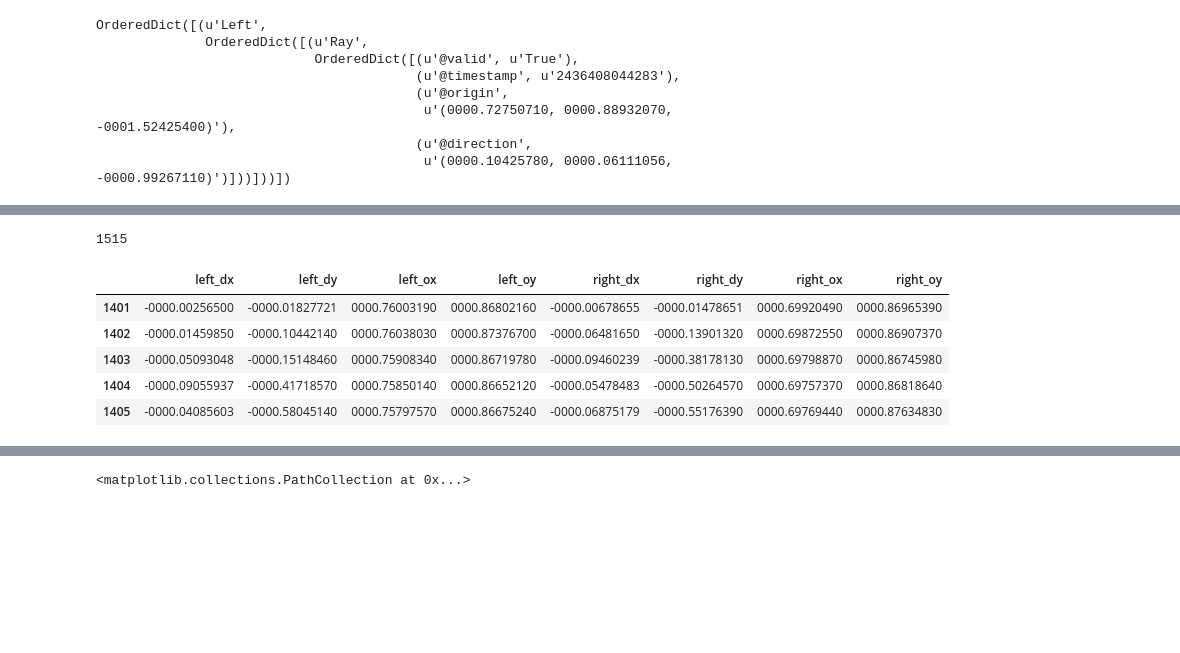
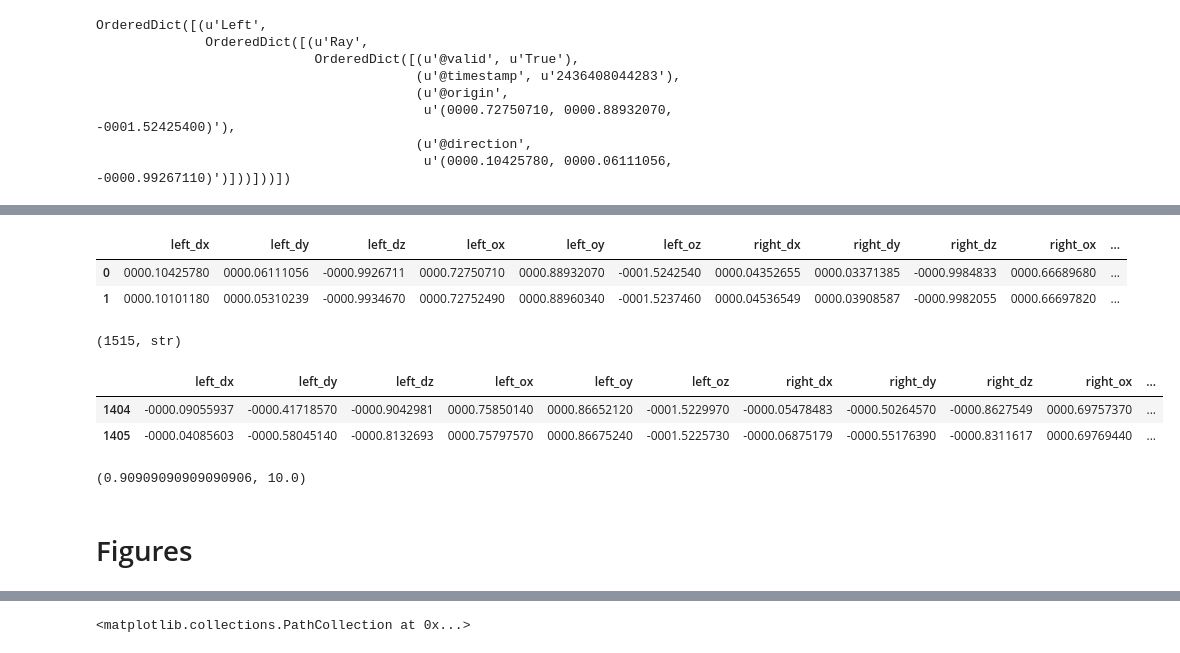
Before and after one commit to elmasyr/gaze, a Jupyter notebook: p2-gaze-xml-to-dict-to-pandas.ipynb, the cells around one changed output, grey strips where cells are left out. Cells and saved outputs as stored; diff of their text form; code cells hidden in the pictures; blank space fills up the shorter version.

```diff
--- a/p2-gaze-xml-to-dict-to-pandas.ipynb
+++ b/p2-gaze-xml-to-dict-to-pandas.ipynb
@@ -47,5 +43,13 @@ df.head()
-# %%
-len(df)
-# %% [output]
-1515
+# %%
+'''Short check'''
+df.head(2)
+# %% [output]
+|  | left_dx | left_dy | left_dz | left_ox | left_oy | left_oz | right_dx | right_dy | right_dz | right_ox | ... |
+| 0 | 0000.10425780 | 0000.06111056 | -0000.9926711 | 0000.72750710 | 0000.88932070 | -0001.5242540 | 0000.04352655 | 0000.03371385 | -0000.9984833 | 0000.66689680 | ... |
+| 1 | 0000.10101180 | 0000.05310239 | -0000.9934670 | 0000.72752490 | 0000.88960340 | -0001.5237460 | 0000.04536549 | 0000.03908587 | -0000.9982055 | 0000.66697820 | ... |
+# %%
+'''Check the length and data format'''
+len(df), type(df.left_ox[0])
+# %% [output]
+(1515, str)
 # %%
@@ -55,10 +58,7 @@ cols = [i for i in df.columns]
 # %%
 '''Check that there are no NaN'''
-df.tail(5)
+df.tail(2)
 # %% [output]
-|  | left_dx | left_dy | left_ox | left_oy | right_dx | right_dy | right_ox | right_oy |
-| 1401 | -0000.00256500 | -0000.01827721 | 0000.76003190 | 0000.86802160 | -0000.00678655 | -0000.01478651 | 0000.69920490 | 0000.86965390 |
-| 1402 | -0000.01459850 | -0000.10442140 | 0000.76038030 | 0000.87376700 | -0000.06481650 | -0000.13901320 | 0000.69872550 | 0000.86907370 |
-| 1403 | -0000.05093048 | -0000.15148460 | 0000.75908340 | 0000.86719780 | -0000.09460239 | -0000.38178130 | 0000.69798870 | 0000.86745980 |
-| 1404 | -0000.09055937 | -0000.41718570 | 0000.75850140 | 0000.86652120 | -0000.05478483 | -0000.50264570 | 0000.69757370 | 0000.86818640 |
-| 1405 | -0000.04085603 | -0000.58045140 | 0000.75797570 | 0000.86675240 | -0000.06875179 | -0000.55176390 | 0000.69769440 | 0000.87634830 |
+|  | left_dx | left_dy | left_dz | left_ox | left_oy | left_oz | right_dx | right_dy | right_dz | right_ox | ... |
+| 1404 | -0000.09055937 | -0000.41718570 | -0000.9042981 | 0000.75850140 | 0000.86652120 | -0001.5229970 | -0000.05478483 | -0000.50264570 | -0000.8627549 | 0000.69757370 | ... |
+| 1405 | -0000.04085603 | -0000.58045140 | -0000.8132693 | 0000.75797570 | 0000.86675240 | -0001.5225730 | -0000.06875179 | -0000.55176390 | -0000.8311617 | 0000.69769440 | ... |
@@ -67,3 +75,9 @@ df[cols] = df[cols].replace(' ','').astype(float)
+# %%
+df['right_ndz'].min(), df['right_ndz'].max()
+# %% [output]
+(0.90909090909090906, 10.0)
+# %% [markdown]
+# Figures
 # %%
 import seaborn as sns
 sns.set(style="white", color_codes=True)
```
Also changed, not shown: parts of 16 cells of this notebook.
